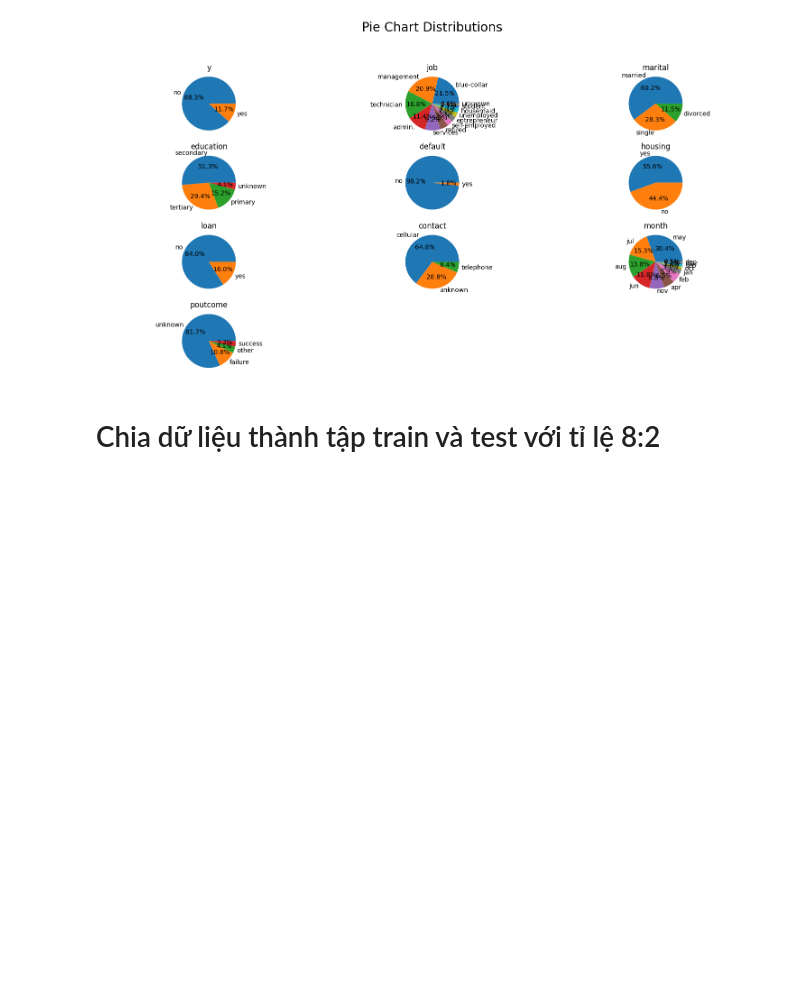
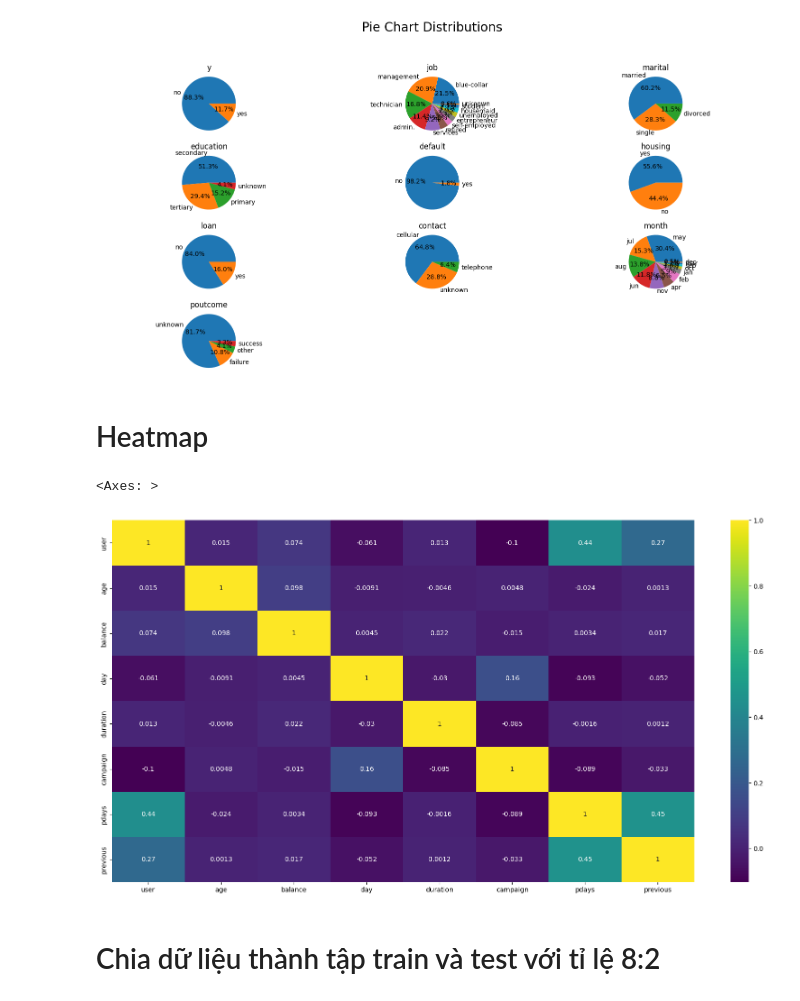
Before and after one commit to btla153/Final_Project_MachineLearning, a Jupyter notebook: Part2/Final_MachineLearning.ipynb, the cells around one changed output. Cells and saved outputs as stored; diff of their text form; code cells hidden in the pictures; blank space fills up the shorter version.

```diff
--- a/Part2/Final_MachineLearning.ipynb
+++ b/Part2/Final_MachineLearning.ipynb
@@ -476,6 +476,14 @@ for i in range(1, df2.shape[1] + 1):
 fig.tight_layout(rect=[0, 0.03, 1, 0.95])
 # %% [output]
 [figure]
+# %% [markdown]
+# Heatmap
+# %%
+plt.figure(figsize=(20,10))
+sns.heatmap(data=df.corr(), annot=True, cmap='viridis')
+# %% [output]
+<Axes: >
+[figure, added]
 # %% [markdown]
 # Chia dữ liệu thành tập train và test với tỉ lệ 8:2
 # %%
```
